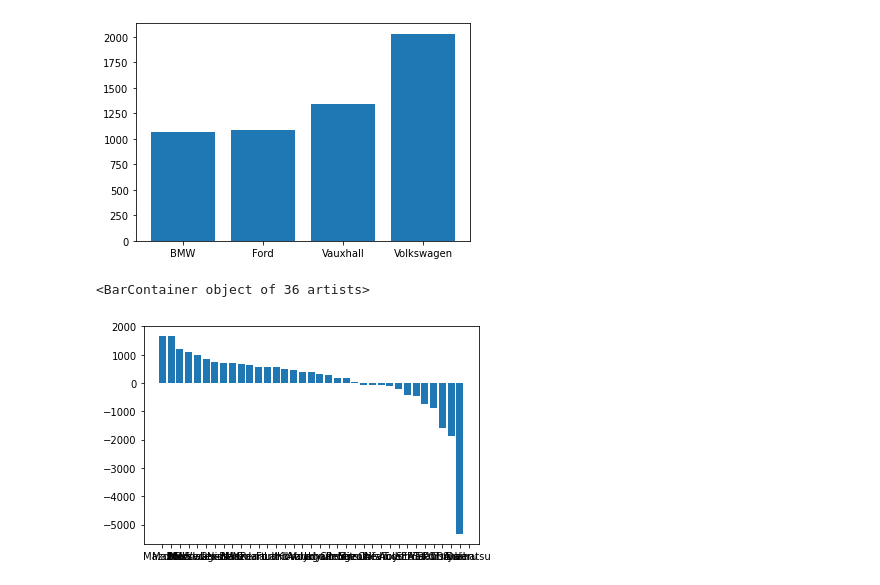
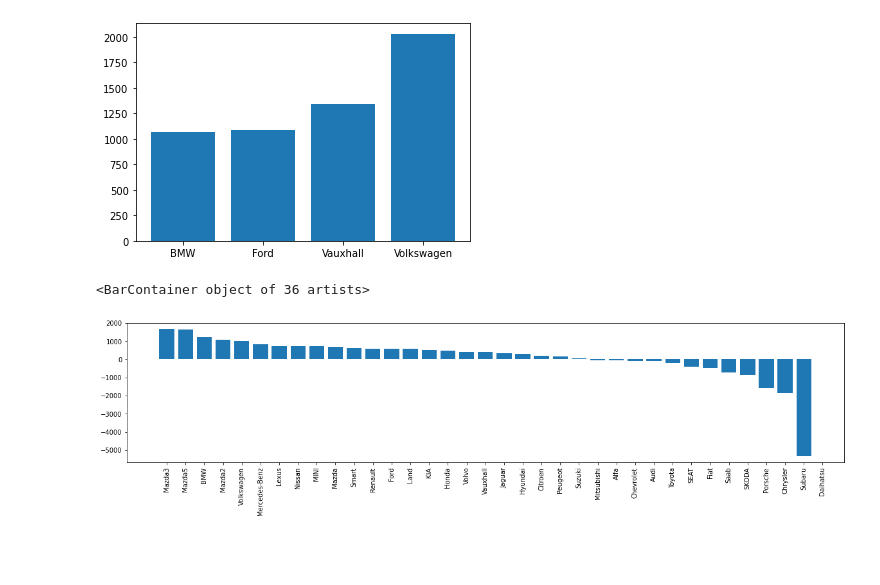
Before and after one commit to Benedictgr97/car-price-comapare, a Jupyter notebook: price test.ipynb, the cells around one changed output. Drawn from its saved outputs; the diff is of its cells as text; code cells hidden in the pictures; blank space fills up the shorter version.

```diff
--- a/price test.ipynb
+++ b/price test.ipynb
@@ -361,7 +361,9 @@ plt.bar(x = score_gr.index,height = score_gr.values)
 [figure]
 # %%
 brand_score = car_match.groupby('brand_buy')['score_by_brand'].max().sort_values(ascending= False)
+plt.figure().set_figwidth(20)
+plt.xticks(rotation=90)
 plt.bar(x = brand_score.index,height = brand_score.values)
 # %% [output]
 <BarContainer object of 36 artists>
-[figure, old version]
+[figure, new version]
```
Also changed, not shown: parts of 1 cell of this notebook.
